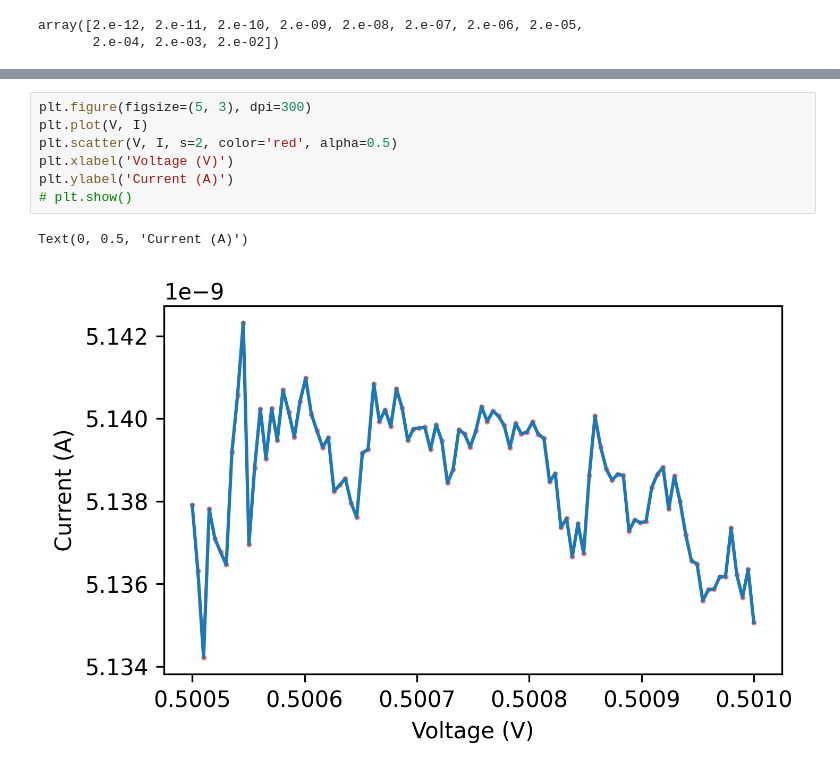
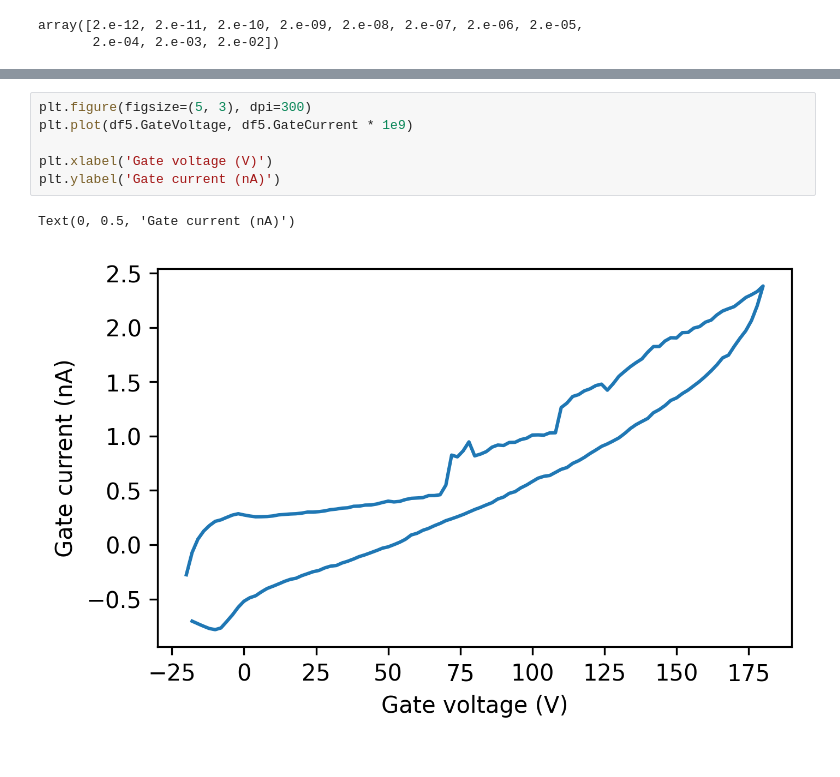
Before and after one commit to colnio/NUSLab, a Jupyter notebook: tst.ipynb, the cells around one changed output, grey strips where cells are left out. Cells and saved outputs as stored; diff of their text form.

```diff
--- a/tst.ipynb
+++ b/tst.ipynb
@@ -390,10 +543,9 @@ I, V
 # %%
 plt.figure(figsize=(5, 3), dpi=300)
-plt.plot(V, I)
-plt.scatter(V, I, s=2, color='red', alpha=0.5)
-plt.xlabel('Voltage (V)')
-plt.ylabel('Current (A)')
-# plt.show()
+plt.plot(df5.GateVoltage, df5.GateCurrent * 1e9)
+
+plt.xlabel('Gate voltage (V)')
+plt.ylabel('Gate current (nA)')
 # %% [output]
-Text(0, 0.5, 'Current (A)')
+Text(0, 0.5, 'Gate current (nA)')
-[figure, old version]
+[figure, new version]
```
Also changed, not shown: parts of 38 cells of this notebook, 4 other files.
